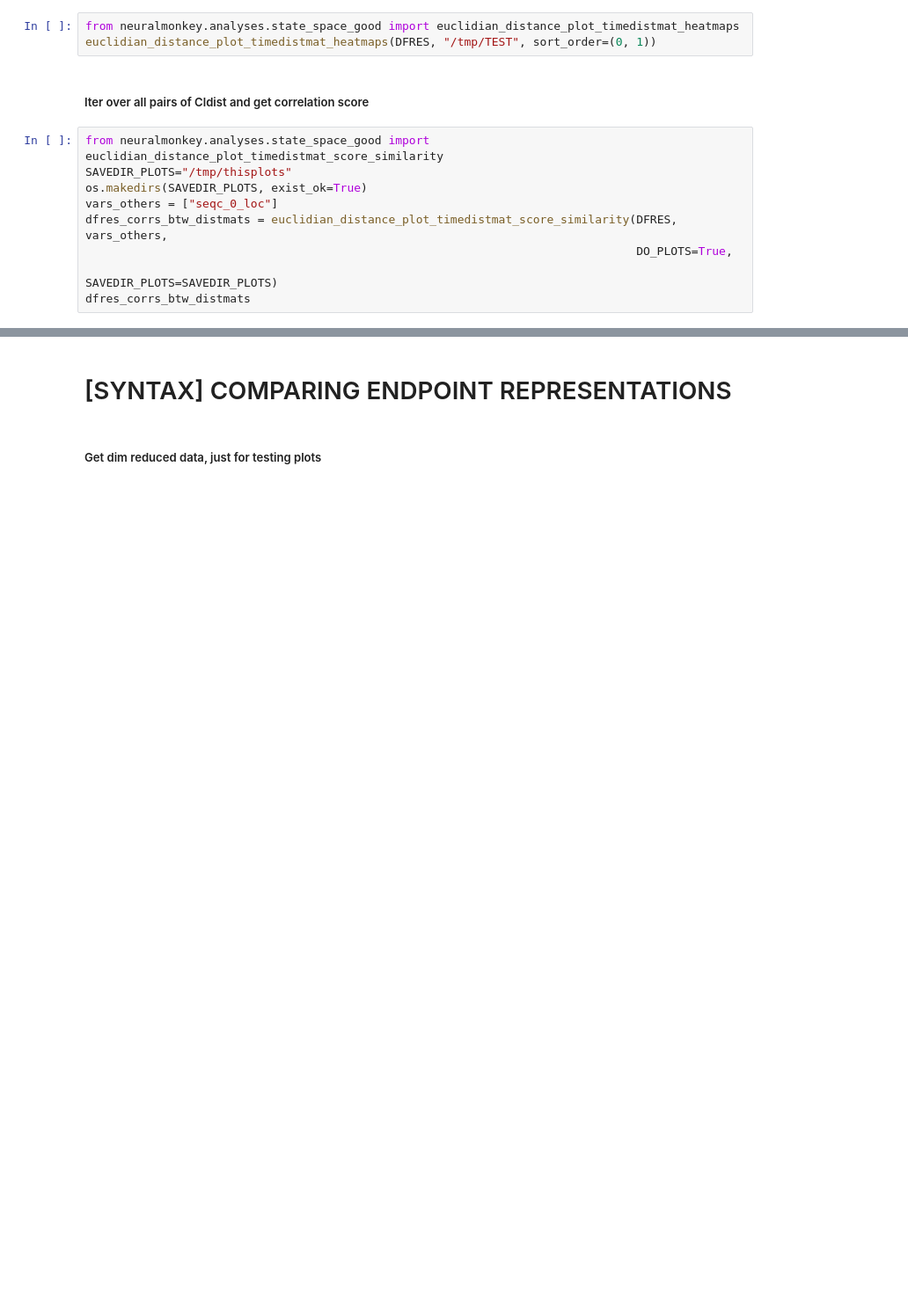
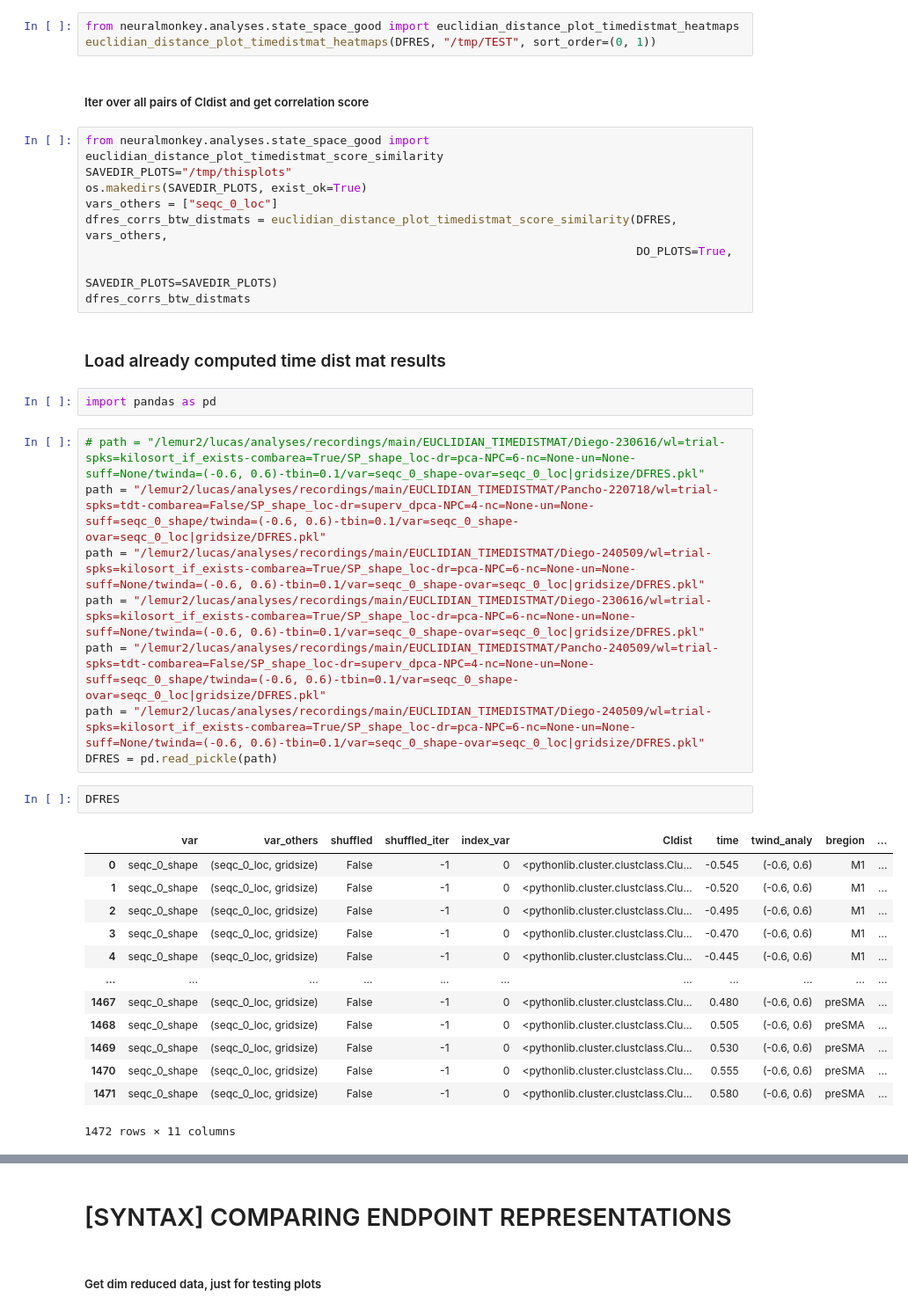
Before and after one commit to lucast4/neuralmonkey, a Jupyter notebook: neuralmonkey/notebooks_tutorials/240217_snippets_euclidian.ipynb, the cells around one changed output, grey strips where cells are left out. Shown: that part at 88% size. Drawn from its saved outputs; the diff is of its cells as text; blank space fills up the shorter version.

Commit message:
euclidian plots (from all the way  back to syntax  lab meeting)

```diff
--- a/neuralmonkey/notebooks_tutorials/240217_snippets_euclidian.ipynb
+++ b/neuralmonkey/notebooks_tutorials/240217_snippets_euclidian.ipynb
@@ -1038,3 +1005,31 @@ dfres_corrs_btw_distmats = euclidian_distance_plot_timedistmat_score_similarity(
                                                                                 DO_PLOTS=True,
                                                                                 SAVEDIR_PLOTS=SAVEDIR_PLOTS)
 dfres_corrs_btw_distmats
+# %% [markdown]
+### Load already computed time dist mat results
+# %%
+import pandas as pd
+# %%
+# path = "/lemur2/lucas/analyses/recordings/main/EUCLIDIAN_TIMEDISTMAT/Diego-230616/wl=trial-spks=kilosort_if_exists-combarea=True/SP_shape_loc-dr=pca-NPC=6-nc=None-un=None-suff=None/twinda=(-0.6, 0.6)-tbin=0.1/var=seqc_0_shape-ovar=seqc_0_loc|gridsize/DFRES.pkl"
+path = "/lemur2/lucas/analyses/recordings/main/EUCLIDIAN_TIMEDISTMAT/Pancho-220718/wl=trial-spks=tdt-combarea=False/SP_shape_loc-dr=superv_dpca-NPC=4-nc=None-un=None-suff=seqc_0_shape/twinda=(-0.6, 0.6)-tbin=0.1/var=seqc_0_shape-ovar=seqc_0_loc|gridsize/DFRES.pkl"
+path = "/lemur2/lucas/analyses/recordings/main/EUCLIDIAN_TIMEDISTMAT/Diego-240509/wl=trial-spks=kilosort_if_exists-combarea=True/SP_shape_loc-dr=pca-NPC=6-nc=None-un=None-suff=None/twinda=(-0.6, 0.6)-tbin=0.1/var=seqc_0_shape-ovar=seqc_0_loc|gridsize/DFRES.pkl"
+path = "/lemur2/lucas/analyses/recordings/main/EUCLIDIAN_TIMEDISTMAT/Diego-230616/wl=trial-spks=kilosort_if_exists-combarea=True/SP_shape_loc-dr=pca-NPC=6-nc=None-un=None-suff=None/twinda=(-0.6, 0.6)-tbin=0.1/var=seqc_0_shape-ovar=seqc_0_loc|gridsize/DFRES.pkl"
+path = "/lemur2/lucas/analyses/recordings/main/EUCLIDIAN_TIMEDISTMAT/Pancho-240509/wl=trial-spks=tdt-combarea=False/SP_shape_loc-dr=superv_dpca-NPC=4-nc=None-un=None-suff=seqc_0_shape/twinda=(-0.6, 0.6)-tbin=0.1/var=seqc_0_shape-ovar=seqc_0_loc|gridsize/DFRES.pkl"
+path = "/lemur2/lucas/analyses/recordings/main/EUCLIDIAN_TIMEDISTMAT/Diego-240509/wl=trial-spks=kilosort_if_exists-combarea=True/SP_shape_loc-dr=pca-NPC=6-nc=None-un=None-suff=None/twinda=(-0.6, 0.6)-tbin=0.1/var=seqc_0_shape-ovar=seqc_0_loc|gridsize/DFRES.pkl"
+DFRES = pd.read_pickle(path)
+# %%
+DFRES
+# %% [output]
+|  | var | var_others | shuffled | shuffled_iter | index_var | Cldist | time | twind_analy | bregion | ... |
+| 0 | seqc_0_shape | (seqc_0_loc, gridsize) | False | -1 | 0 | <pythonlib.cluster.clustclass.Clu... | -0.545 | (-0.6, 0.6) | M1 | ... |
+| 1 | seqc_0_shape | (seqc_0_loc, gridsize) | False | -1 | 0 | <pythonlib.cluster.clustclass.Clu... | -0.520 | (-0.6, 0.6) | M1 | ... |
+| 2 | seqc_0_shape | (seqc_0_loc, gridsize) | False | -1 | 0 | <pythonlib.cluster.clustclass.Clu... | -0.495 | (-0.6, 0.6) | M1 | ... |
+| 3 | seqc_0_shape | (seqc_0_loc, gridsize) | False | -1 | 0 | <pythonlib.cluster.clustclass.Clu... | -0.470 | (-0.6, 0.6) | M1 | ... |
+| 4 | seqc_0_shape | (seqc_0_loc, gridsize) | False | -1 | 0 | <pythonlib.cluster.clustclass.Clu... | -0.445 | (-0.6, 0.6) | M1 | ... |
+| ... | ... | ... | ... | ... | ... | ... | ... | ... | ... | ... |
+| 1467 | seqc_0_shape | (seqc_0_loc, gridsize) | False | -1 | 0 | <pythonlib.cluster.clustclass.Clu... | 0.480 | (-0.6, 0.6) | preSMA | ... |
+| 1468 | seqc_0_shape | (seqc_0_loc, gridsize) | False | -1 | 0 | <pythonlib.cluster.clustclass.Clu... | 0.505 | (-0.6, 0.6) | preSMA | ... |
+| 1469 | seqc_0_shape | (seqc_0_loc, gridsize) | False | -1 | 0 | <pythonlib.cluster.clustclass.Clu... | 0.530 | (-0.6, 0.6) | preSMA | ... |
+| 1470 | seqc_0_shape | (seqc_0_loc, gridsize) | False | -1 | 0 | <pythonlib.cluster.clustclass.Clu... | 0.555 | (-0.6, 0.6) | preSMA | ... |
+| 1471 | seqc_0_shape | (seqc_0_loc, gridsize) | False | -1 | 0 | <pythonlib.cluster.clustclass.Clu... | 0.580 | (-0.6, 0.6) | preSMA | ... |
+1472 rows × 11 columns
```
Also changed, not shown: parts of 24 cells of this notebook, 11 other files.
